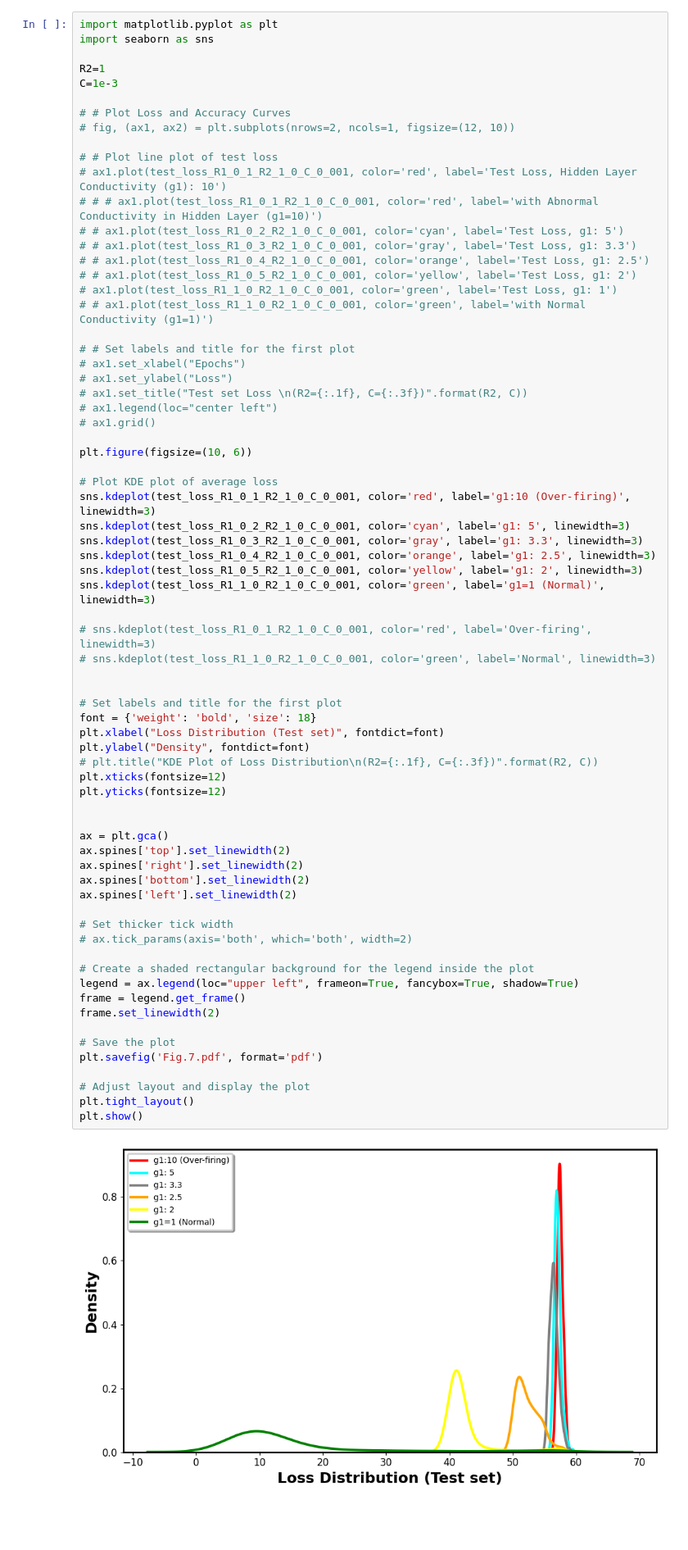
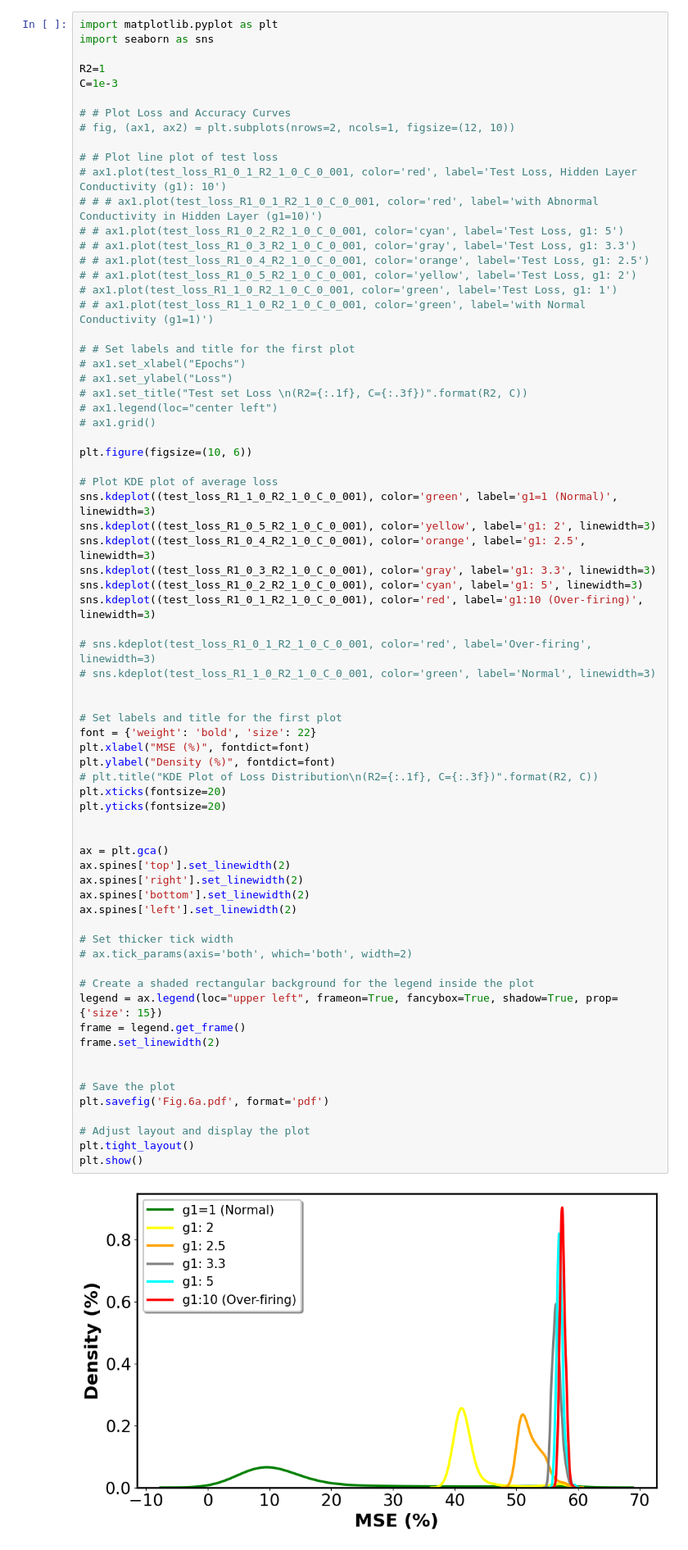
Before and after one commit to Mrezakhodashenas/PhD-NN, a Jupyter notebook: one_Hidden_layer.ipynb, the cells around one changed output. Shown at 82% size. Drawn from its saved outputs; the diff is of its cells as text; blank space fills up the shorter version.

```diff
--- a/one_Hidden_layer.ipynb
+++ b/one_Hidden_layer.ipynb
@@ -939,45 +958,46 @@ C=1e-3
 plt.figure(figsize=(10, 6))
 
 # Plot KDE plot of average loss
-sns.kdeplot(test_loss_R1_0_1_R2_1_0_C_0_001, color='red', label='g1:10 (Over-firing)', linewidth=3)
-sns.kdeplot(test_loss_R1_0_2_R2_1_0_C_0_001, color='cyan', label='g1: 5', linewidth=3)
-sns.kdeplot(test_loss_R1_0_3_R2_1_0_C_0_001, color='gray', label='g1: 3.3', linewidth=3)
-sns.kdeplot(test_loss_R1_0_4_R2_1_0_C_0_001, color='orange', label='g1: 2.5', linewidth=3)
-sns.kdeplot(test_loss_R1_0_5_R2_1_0_C_0_001, color='yellow', label='g1: 2', linewidth=3)
-sns.kdeplot(test_loss_R1_1_0_R2_1_0_C_0_001, color='green', label='g1=1 (Normal)', linewidth=3)
+sns.kdeplot((test_loss_R1_1_0_R2_1_0_C_0_001), color='green', label='g1=1 (Normal)', linewidth=3)
+sns.kdeplot((test_loss_R1_0_5_R2_1_0_C_0_001), color='yellow', label='g1: 2', linewidth=3)
+sns.kdeplot((test_loss_R1_0_4_R2_1_0_C_0_001), color='orange', label='g1: 2.5', linewidth=3)
+sns.kdeplot((test_loss_R1_0_3_R2_1_0_C_0_001), color='gray', label='g1: 3.3', linewidth=3)
+sns.kdeplot((test_loss_R1_0_2_R2_1_0_C_0_001), color='cyan', label='g1: 5', linewidth=3)
+sns.kdeplot((test_loss_R1_0_1_R2_1_0_C_0_001), color='red', label='g1:10 (Over-firing)', linewidth=3)
 
 # sns.kdeplot(test_loss_R1_0_1_R2_1_0_C_0_001, color='red', label='Over-firing', linewidth=3)
 # sns.kdeplot(test_loss_R1_1_0_R2_1_0_C_0_001, color='green', label='Normal', linewidth=3)
 
 
 # Set labels and title for the first plot
-font = {'weight': 'bold', 'size': 18}
-plt.xlabel("Loss Distribution (Test set)", fontdict=font)
-plt.ylabel("Density", fontdict=font)
+font = {'weight': 'bold', 'size': 22}
+plt.xlabel("MSE (%)", fontdict=font)
+plt.ylabel("Density (%)", fontdict=font)
 # plt.title("KDE Plot of Loss Distribution\n(R2={:.1f}, C={:.3f})".format(R2, C))
-plt.xticks(fontsize=12)
-plt.yticks(fontsize=12)
+plt.xticks(fontsize=20)
+plt.yticks(fontsize=20)
 
 
 ax = plt.gca()
 ax.spines['top'].set_linewidth(2)
 ax.spines['right'].set_linewidth(2)
 ax.spines['bottom'].set_linewidth(2)
 ax.spines['left'].set_linewidth(2)
 
 # Set thicker tick width
 # ax.tick_params(axis='both', which='both', width=2)
 
 # Create a shaded rectangular background for the legend inside the plot
-legend = ax.legend(loc="upper left", frameon=True, fancybox=True, shadow=True)
+legend = ax.legend(loc="upper left", frameon=True, fancybox=True, shadow=True, prop={'size': 15})
 frame = legend.get_frame()
 frame.set_linewidth(2)
 
+
 # Save the plot
-plt.savefig('Fig.7.pdf', format='pdf')
+plt.savefig('Fig.6a.pdf', format='pdf')
 
 # Adjust layout and display the plot
 plt.tight_layout()
 plt.show()
 # %% [output]
-[figure, old version]
+[figure, new version]
```
Also changed, not shown: parts of 11 cells of this notebook.
